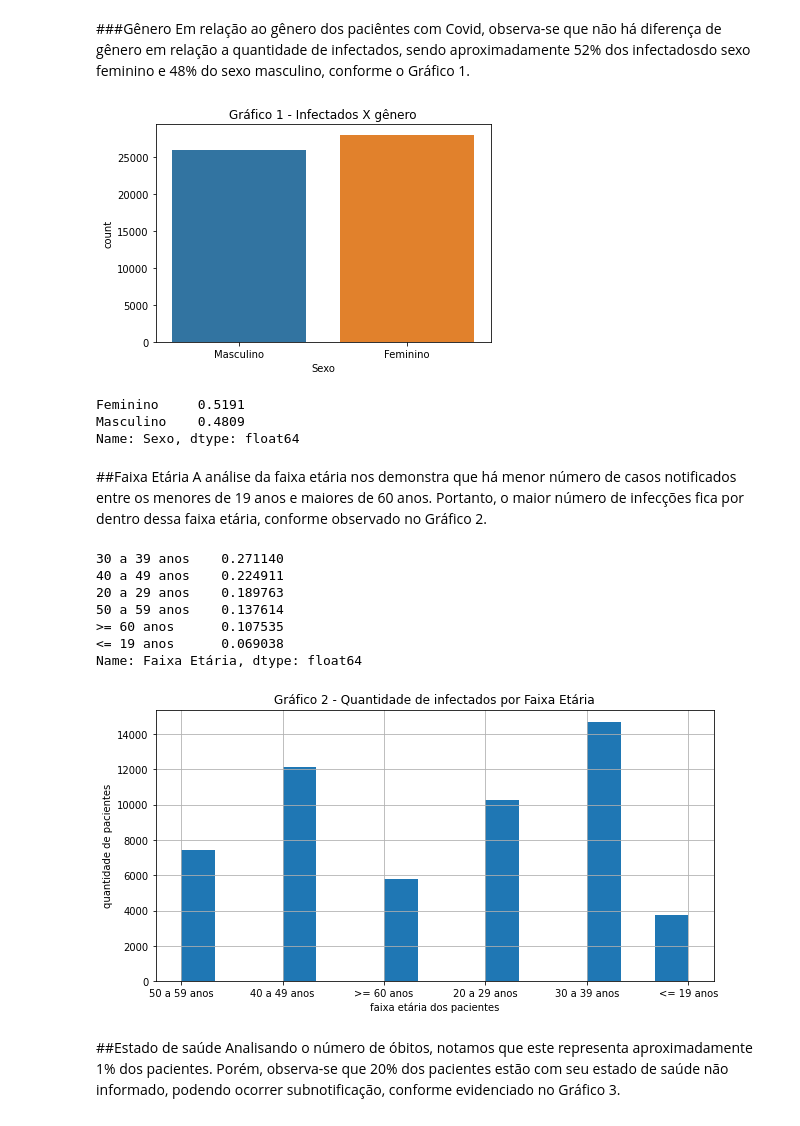
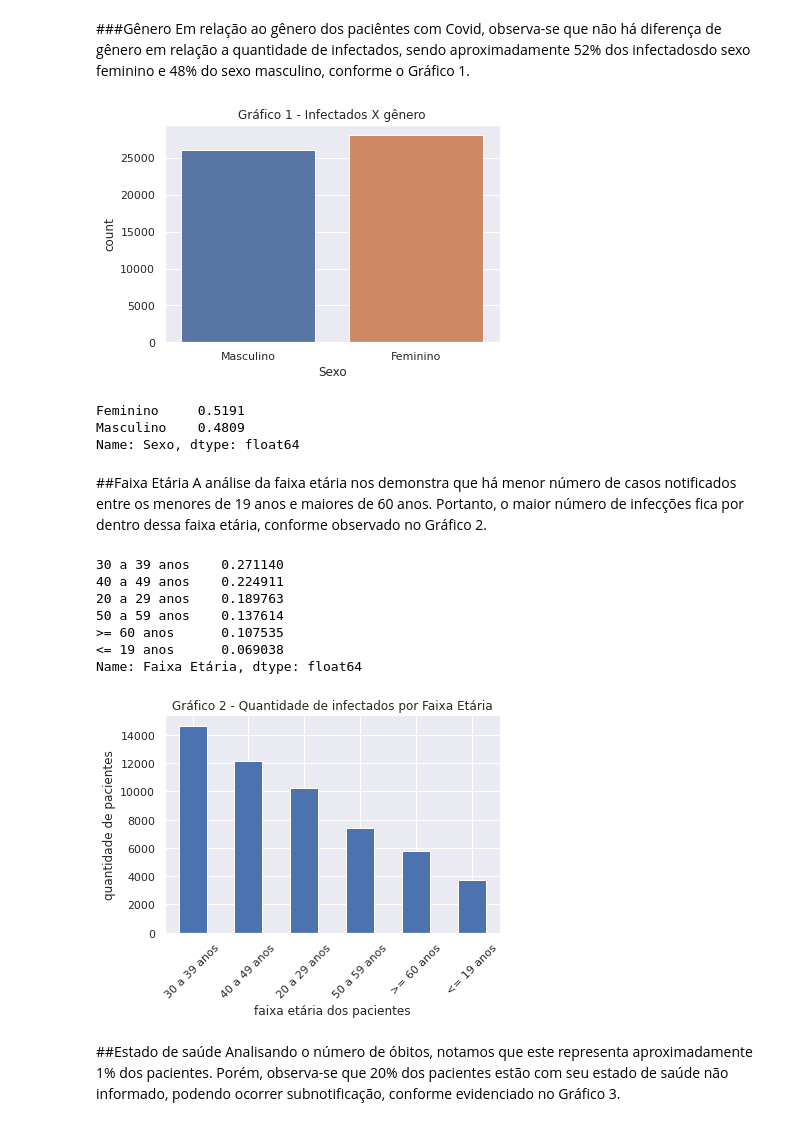
Before and after one commit to carmenscar/Data-Science-projects, a Jupyter notebook: analisecovidbsb.ipynb, the cells around one changed output. Saved outputs shown, nothing was run; the diff lists cells and outputs as text; code cells hidden in the pictures.

```diff
--- a/analisecovidbsb.ipynb
+++ b/analisecovidbsb.ipynb
@@ -164,12 +165,13 @@ Name: RA, dtype: float64
 ###Gênero
 Em relação ao gênero dos paciêntes com Covid, observa-se que não há diferença de gênero em relação a quantidade de infectados, sendo aproximadamente 52% dos infectadosdo sexo feminino e 48% do sexo masculino, conforme o Gráfico 1.
 # %%
+sns.set()
 sns.countplot(df['Sexo'])
 plt.title('Gráfico 1 - Infectados X gênero')
 plt.show()
 df.Sexo.value_counts() / df.shape[0]
 # %% [output]
-[figure, old version]
+[figure, new version]
 Feminino     0.5191
 Masculino    0.4809
 Name: Sexo, dtype: float64
@@ -178,20 +180,22 @@ Name: Sexo, dtype: float64
 A análise da faixa etária nos demonstra que há menor número de casos notificados entre os menores de 19 anos e maiores de 60 anos. Portanto, o maior número de infecções fica por dentro dessa faixa etária, conforme observado no Gráfico 2.
 # %%
 
-df['Faixa Etária'].hist(bins=15, figsize=(10,5))
+sns.set()
+df['Faixa Etária'].value_counts().plot(kind='bar')
 plt.xlabel('faixa etária dos pacientes')
 plt.ylabel('quantidade de pacientes')
 plt.title('Gráfico 2 - Quantidade de infectados por Faixa Etária')
+plt.xticks(rotation=45)
 df['Faixa Etária'].value_counts() / df.shape[0]
 # %% [output]
 30 a 39 anos    0.271140
 40 a 49 anos    0.224911
 20 a 29 anos    0.189763
 50 a 59 anos    0.137614
 >= 60 anos      0.107535
 <= 19 anos      0.069038
 Name: Faixa Etária, dtype: float64
-[figure, old version]
+[figure, new version]
 # %% [markdown]
 ##Estado de saúde
 Analisando o número de óbitos, notamos que este representa aproximadamente 1% dos pacientes. Porém, observa-se que 20% dos pacientes estão com seu estado de saúde não informado, podendo ocorrer subnotificação, conforme evidenciado no Gráfico 3.
```
Also changed, not shown: parts of 8 cells of this notebook.
